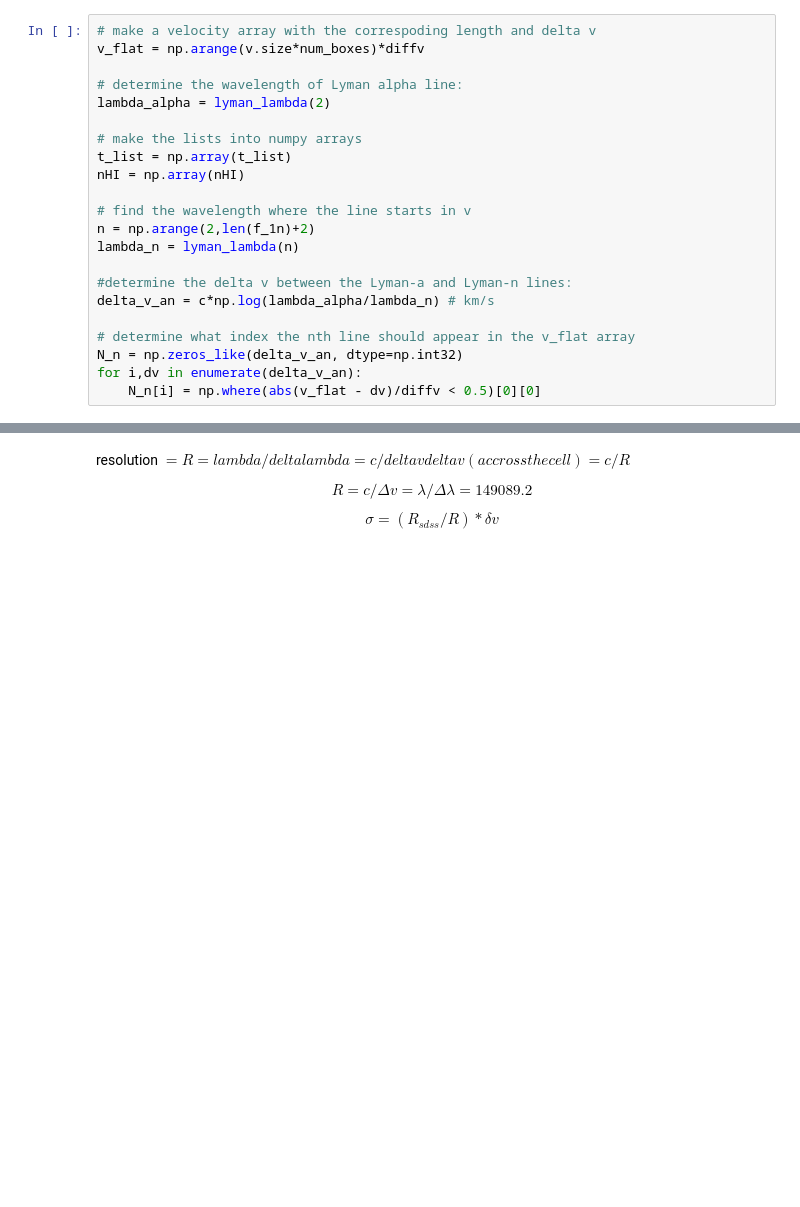
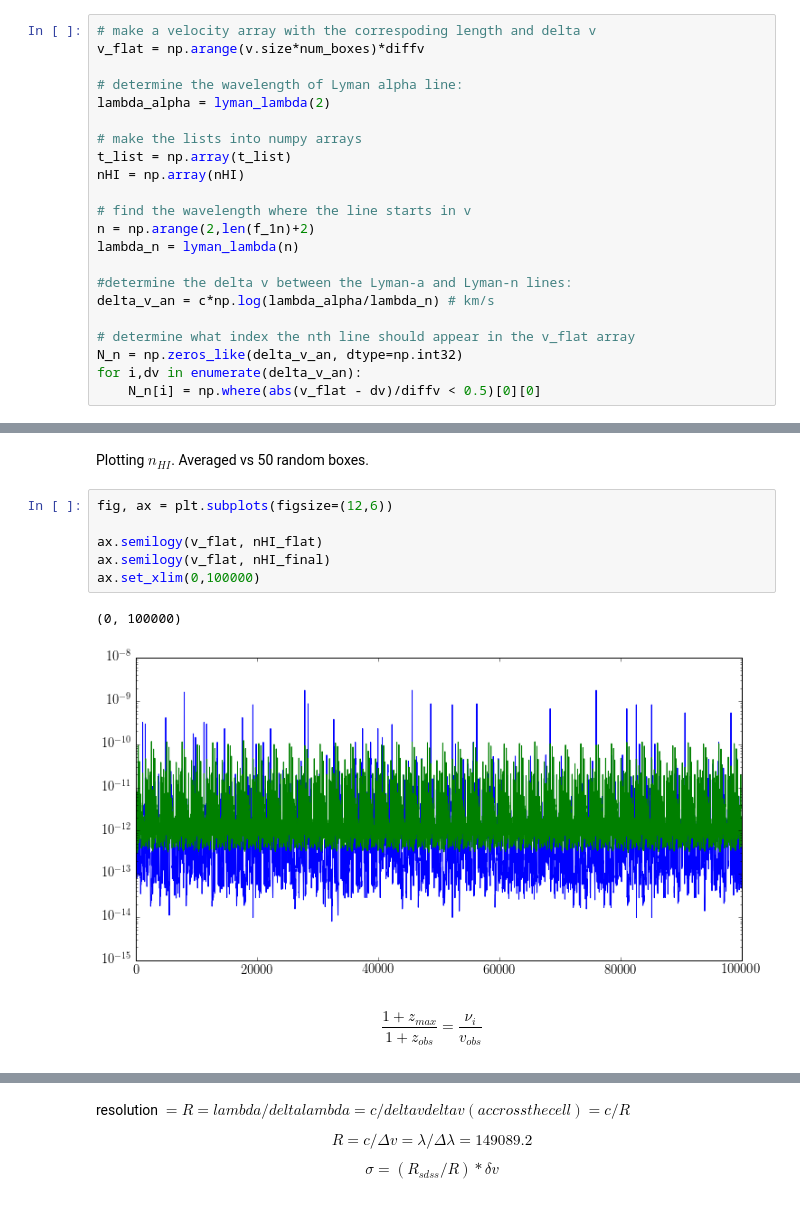
Before and after one commit to mattcwilde/Lyman-Forest, a Jupyter notebook: lyman-forest.ipynb, the cells around one changed output, grey strips where cells are left out. Cells and saved outputs as stored; diff of their text form; blank space fills up the shorter version.

```diff
--- a/lyman-forest.ipynb
+++ b/lyman-forest.ipynb
@@ -243,0 +383,13 @@ plt.show()
+# %% [markdown]
+Plotting $n_{HI}$. Averaged vs 50 random boxes.
+# %%
+fig, ax = plt.subplots(figsize=(12,6))
+
+ax.semilogy(v_flat, nHI_flat)
+ax.semilogy(v_flat, nHI_final)
+ax.set_xlim(0,100000)
+# %% [output]
+(0, 100000)
+[figure, added]
+# %% [markdown]
+$$ \frac{1 + z_{max}}{1 + z_{obs}} = \frac{\nu_i}{v_{obs}} $$
```
Also changed, not shown: parts of 71 cells of this notebook, 10 other files.
